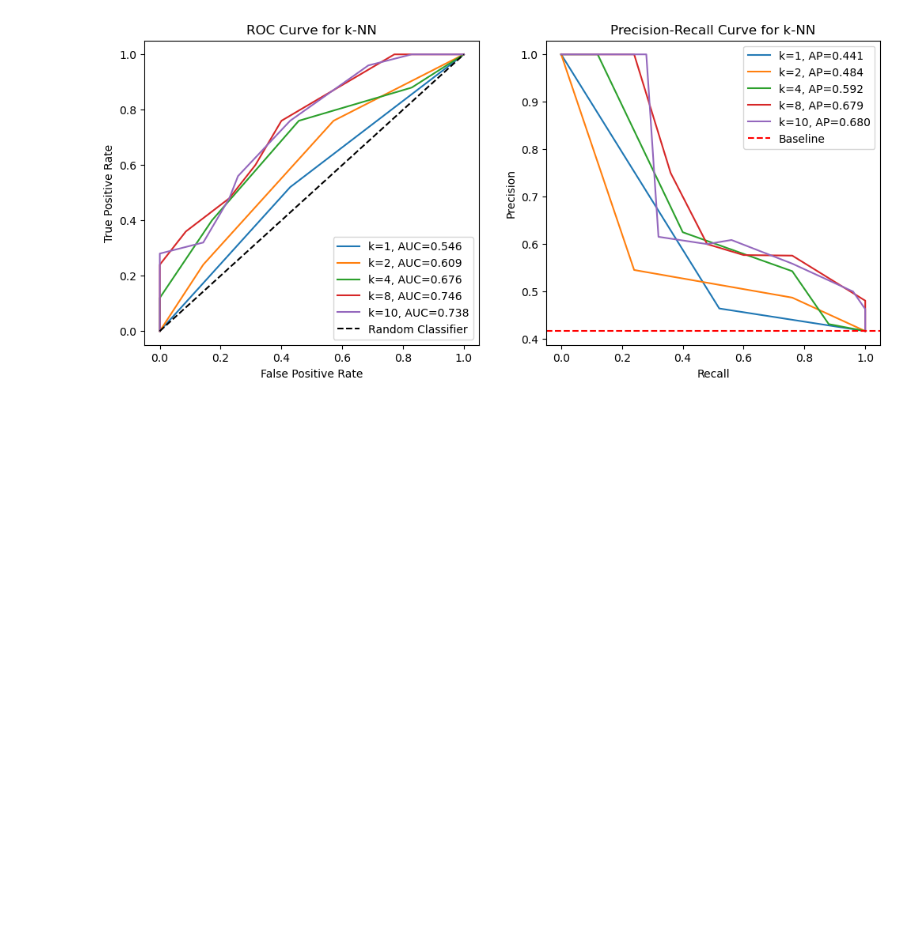
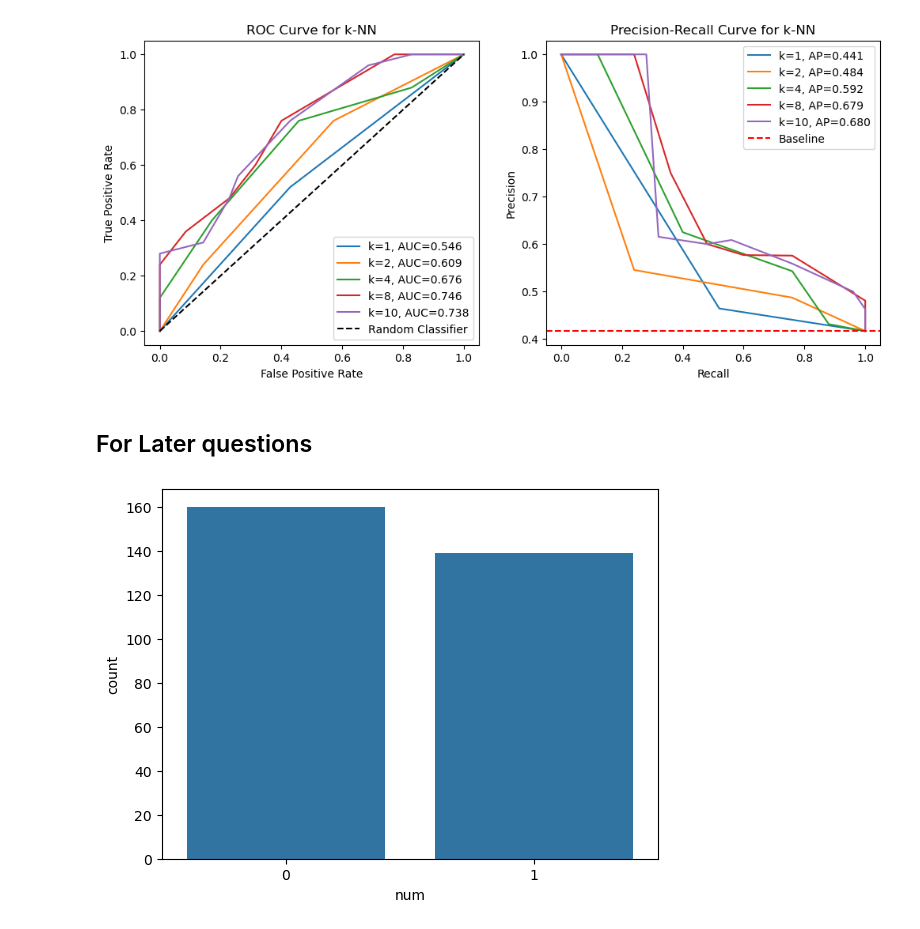
Before and after one commit to aleksandra-maciruta/BINF5507, a Jupyter notebook: Assignment_2/Scripts/main.ipynb, the cells around one changed output. Drawn from its saved outputs; the diff is of its cells as text; code cells hidden in the pictures; blank space fills up the shorter version.

```diff
--- a/Assignment_2/Scripts/main.ipynb
+++ b/Assignment_2/Scripts/main.ipynb
@@ -776,3 +776,10 @@ def plot_curves(tpr_list, fpr_list, roc_auc_list, precision_list, recall_list, a
 plot_curves(tpr_list, fpr_list, roc_auc_list, precision_list, recall_list, avg_precision_list, "k-NN", y_test.mean())
 # %% [output]
 [figure]
+# %% [markdown]
+## For Later questions
+# %%
+sns.countplot(x=data_format_fixed['num'])
+plt.show()
+# %% [output]
+[figure, added]
```
